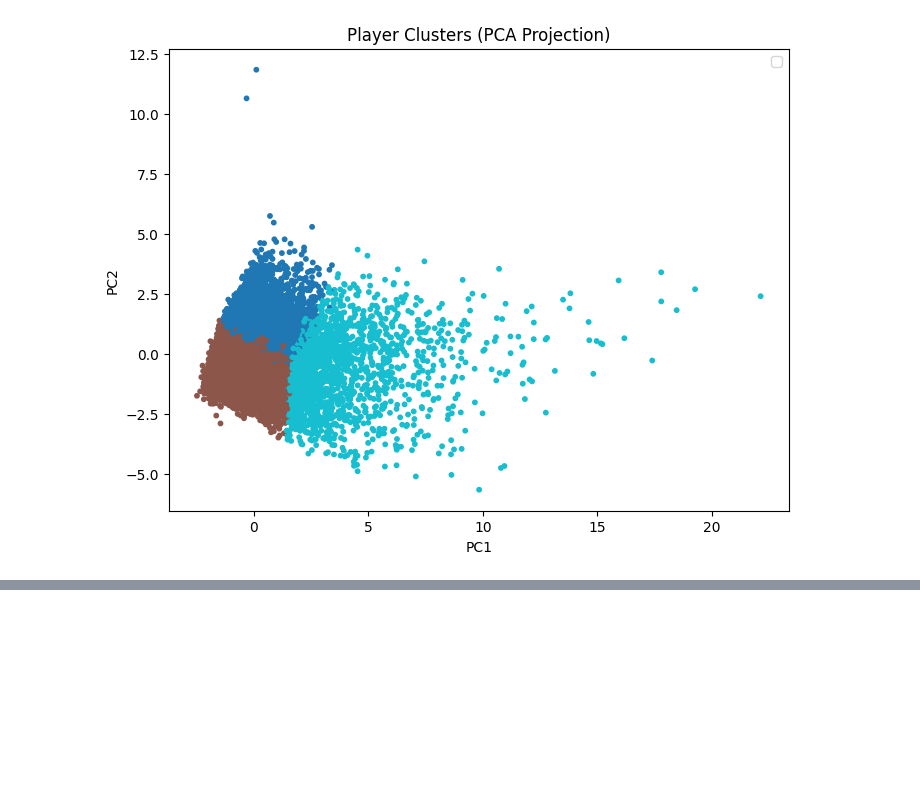
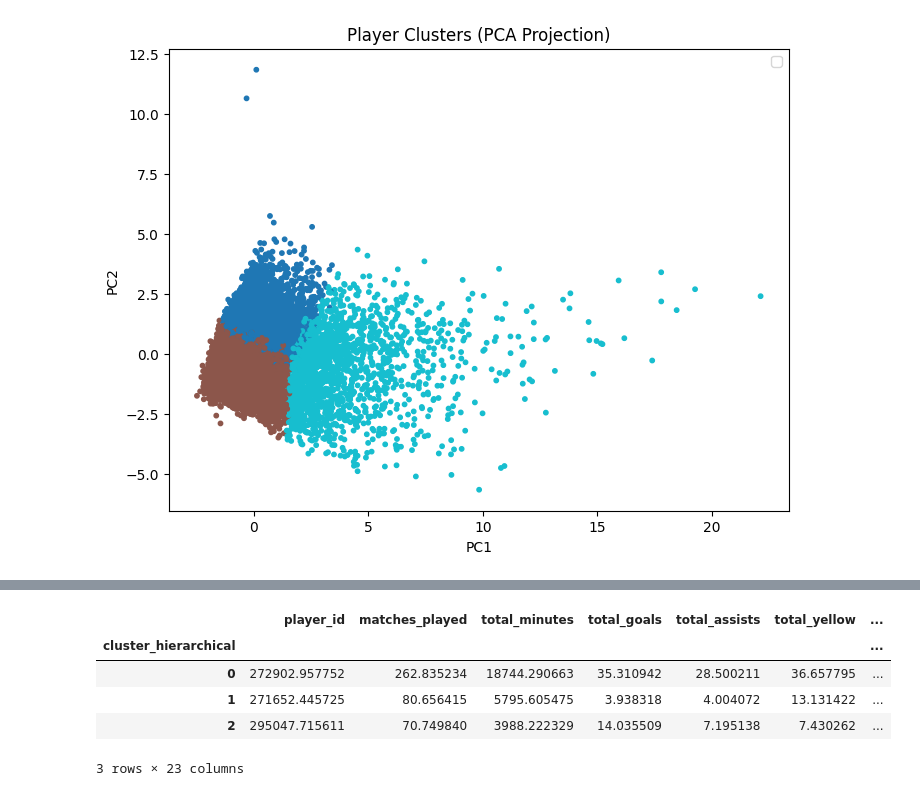
Before and after one commit to matejajanic/football-player-clustering, a Jupyter notebook: notebooks/03_clustering_experiments.ipynb, the cells around one changed output, grey strips where cells are left out. Cells and saved outputs as stored; diff of their text form; code cells hidden in the pictures; blank space fills up the shorter version.

```diff
--- a/notebooks/03_clustering_experiments.ipynb
+++ b/notebooks/03_clustering_experiments.ipynb
@@ -141,0 +173,9 @@ plt.show()
+# %%
+df.groupby("cluster_hierarchical").mean(numeric_only=True)
+# %% [output]
+|  | player_id | matches_played | total_minutes | total_goals | total_assists | total_yellow | ... |
+| cluster_hierarchical |  |  |  |  |  |  | ... |
+| 0 | 272902.957752 | 262.835234 | 18744.290663 | 35.310942 | 28.500211 | 36.657795 | ... |
+| 1 | 271652.445725 | 80.656415 | 5795.605475 | 3.938318 | 4.004072 | 13.131422 | ... |
+| 2 | 295047.715611 | 70.749840 | 3988.222329 | 14.035509 | 7.195138 | 7.430262 | ... |
+3 rows × 23 columns
```
Also changed, not shown: parts of 4 cells of this notebook, 4 other files.
